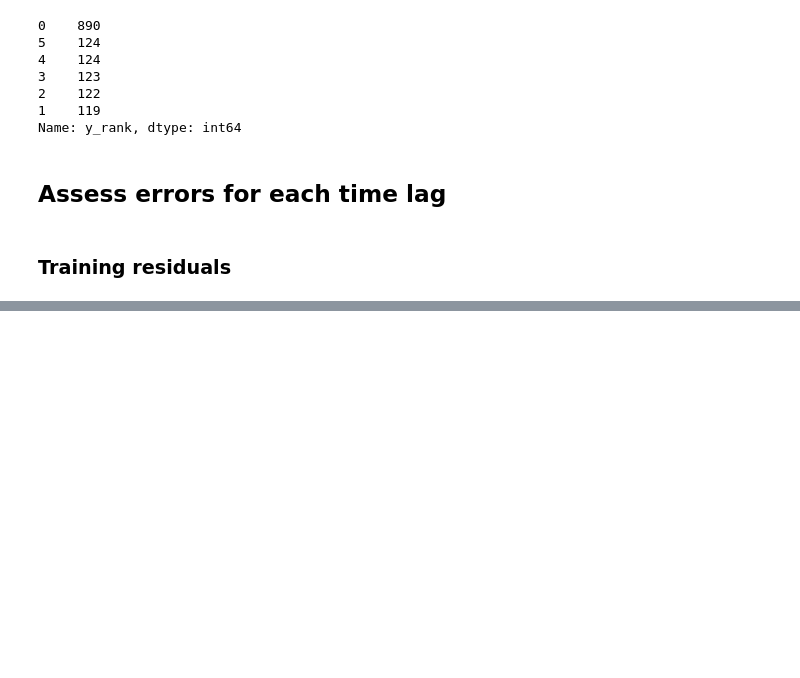
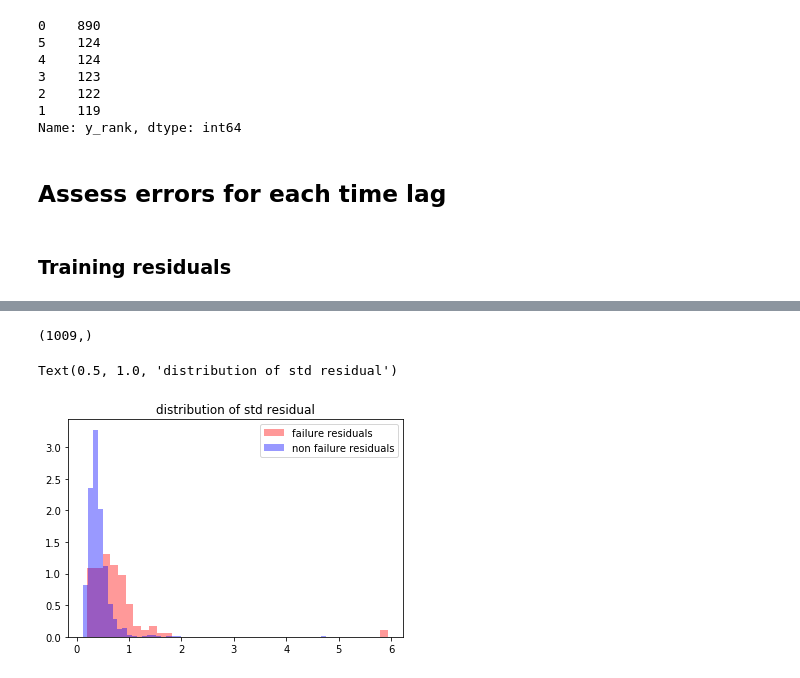
Before and after one commit to peterchen94/autoencoders, a Jupyter notebook: code/papermill/autoencoder_var_sel.ipynb, the cells around one changed output, grey strips where cells are left out. Drawn from its saved outputs; the diff is of its cells as text; code cells hidden in the pictures; blank space fills up the shorter version.

```diff
--- a/code/papermill/autoencoder_var_sel.ipynb
+++ b/code/papermill/autoencoder_var_sel.ipynb
@@ -279,0 +313,16 @@ plt.ylim((0,.75))
+# %%
+residuals_test_mean = np.abs(np.mean(residuals_test,axis=1))
+residuals_test_std = np.std(residuals_test,axis=1)
+# %%
+residuals_test_std.shape
+# %% [output]
+(1009,)
+# %%
+plt.figure()
+sns.distplot(residuals_test_std[early1_idx],norm_hist=True,kde=False,color='red')
+sns.distplot(residuals_test_std[nominal_idx],norm_hist=True,kde=False,color='blue')
+plt.legend(['failure residuals','non failure residuals'])
+plt.title('distribution of std residual')
+# %% [output]
+Text(0.5, 1.0, 'distribution of std residual')
+[figure, added]
```
Also changed, not shown: parts of 26 cells of this notebook, 10 other files.
